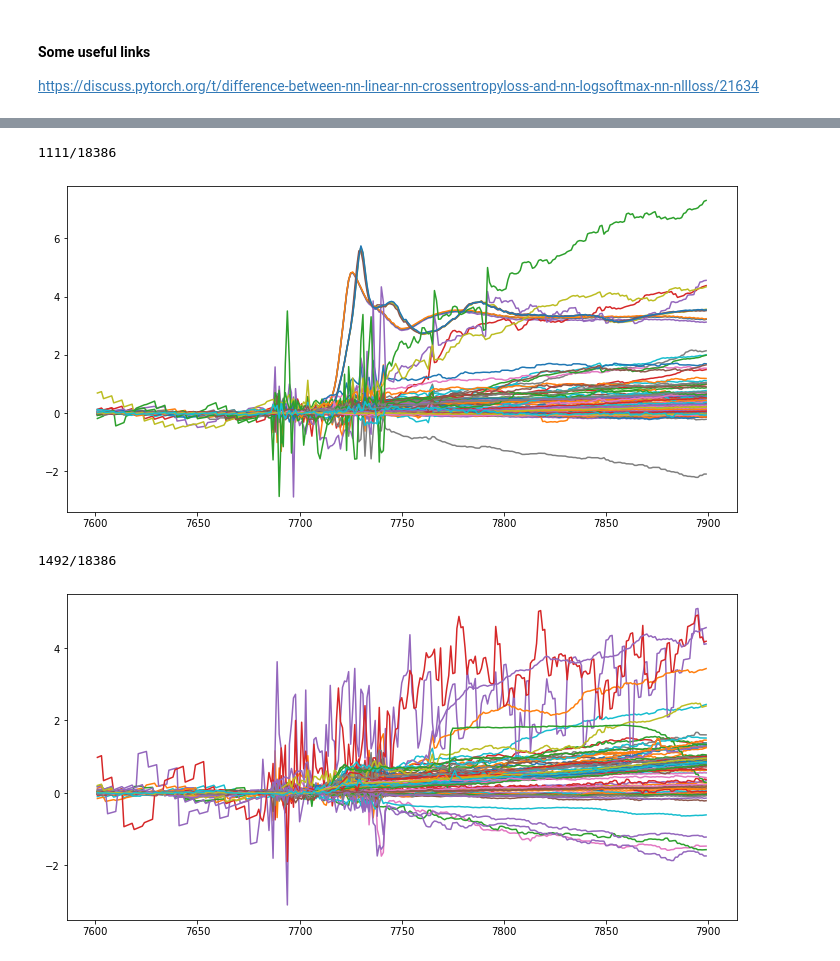
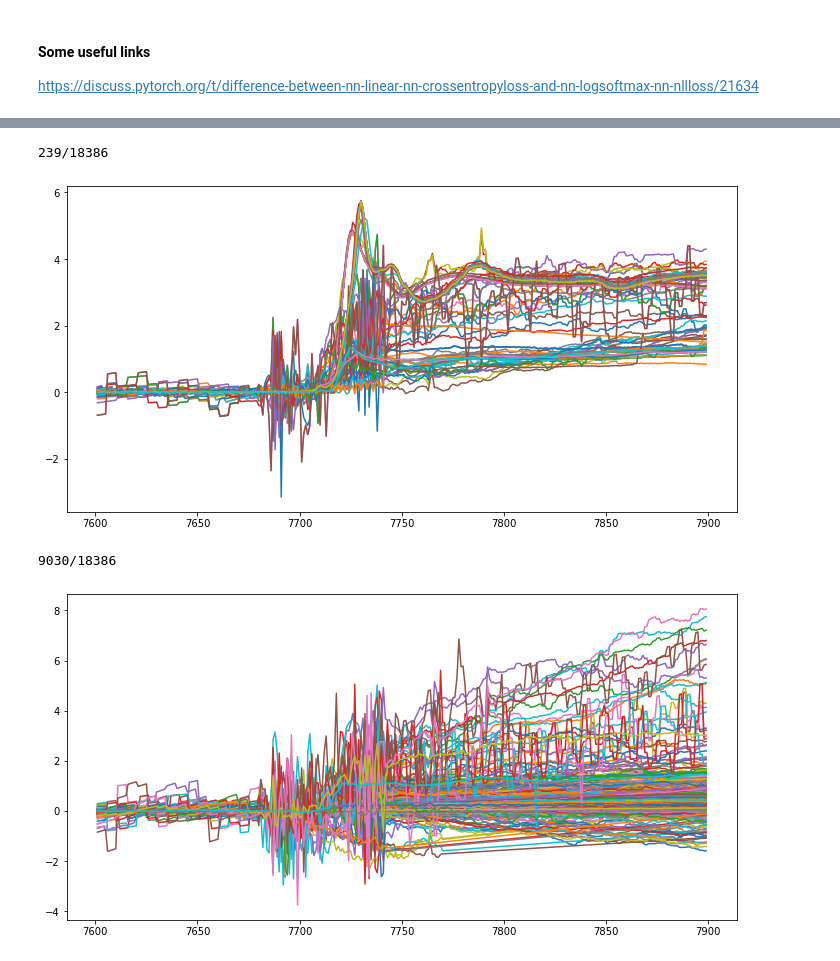
Before and after one commit to zleung9/spec_classification, a Jupyter notebook: notebooks/predict_xas_quality_FCN.ipynb, the cells around one changed output, grey strips where cells are left out. Drawn from its saved outputs; the diff is of its cells as text; code cells hidden in the pictures.

```diff
--- a/notebooks/predict_xas_quality_FCN.ipynb
+++ b/notebooks/predict_xas_quality_FCN.ipynb
@@ -300,9 +199,9 @@ for i,d in enumerate(data_to_pred[plot_select].detach().cpu().numpy()[random_sel
 # %%
-plot_select = ((score > 0.6) & (score < 0.8)).reshape(-1)
+plot_select = ((y_score1 > 0.8) & (y_score1 <= 0.9)).reshape(-1)
 print("{}/{}".format(plot_select.sum(),plot_select.shape[0]))
 
 random_select = list(np.random.randint(plot_select.sum(),size=100))
 fig, ax = plt.subplots(figsize=(12,6))
-for i,d in enumerate(data_to_pred[plot_select].detach().cpu().numpy()[random_select]):
+for i,d in enumerate(x_unlabel[plot_select][random_select]):
     ax.plot(spec.feature, d)
 # %% [output]
@@ -311,9 +210,9 @@ for i,d in enumerate(data_to_pred[plot_select].detach().cpu().numpy()[random_sel
 # %%
-plot_select = ((score > 0.8) & (score < 0.9)).reshape(-1)
+plot_select = ((y_score1 > 0.9) & (y_score1 <= 1.0)).reshape(-1)
 print("{}/{}".format(plot_select.sum(),plot_select.shape[0]))
 
-random_select = list(np.random.randint(plot_select.sum(),size=100))
+random_select = list(np.random.randint(plot_select.sum(),size=200))
 fig, ax = plt.subplots(figsize=(12,6))
-for i,d in enumerate(data_to_pred[plot_select].detach().cpu().numpy()[random_select]):
+for i,d in enumerate(x_unlabel[plot_select][random_select]):
     ax.plot(spec.feature, d)
 # %% [output]
@@ -333,9 +232,9 @@ for i,d in enumerate(data_to_pred[plot_select].detach().cpu().numpy()[random_sel
 # %%
-plot_select = ((score > 0.15) & (score <= 0.3)).reshape(-1)
+plot_select = ((y_score1 > 0.5) & (y_score1 <= 0.8)).reshape(-1)
 print("{}/{}".format(plot_select.sum(),plot_select.shape[0]))
 
 random_select = list(np.random.randint(plot_select.sum(),size=200))
 fig, ax = plt.subplots(figsize=(12,6))
-for i,d in enumerate(data_to_pred[plot_select].detach().cpu().numpy()[random_select]):
+for i,d in enumerate(x_unlabel[plot_select][random_select]):
     ax.plot(spec.feature, d)
 # %% [output]
@@ -343,0 +243,8 @@ for i,d in enumerate(data_to_pred[plot_select].detach().cpu().numpy()[random_sel
+# %%
+plot_select = ((y_score1 > 0.2) & (y_score1 <= 0.5)).reshape(-1)
+print("{}/{}".format(plot_select.sum(),plot_select.shape[0]))
+
+random_select = list(np.random.randint(plot_select.sum(),size=200))
+fig, ax = plt.subplots(figsize=(12,6))
+for i,d in enumerate(x_unlabel[plot_select][random_select]):
+    ax.plot(spec.feature, d)
@@ -344,22 +254,22 @@ for i,d in enumerate(data_to_pred[plot_select].detach().cpu().numpy()[random_sel
 # %%
-plot_select = ((score > 0.3)&(score <= 0.4)).reshape(-1)
+plot_select = ((y_score1 > 0.1) & (y_score1 <= 0.2)).reshape(-1)
 print("{}/{}".format(plot_select.sum(),plot_select.shape[0]))
 
 random_select = list(np.random.randint(plot_select.sum(),size=100))
 fig, ax = plt.subplots(figsize=(12,6))
-for i,d in enumerate(data_to_pred[plot_select].detach().cpu().numpy()[random_select]):
+for i,d in enumerate(x_unlabel[plot_select][random_select]):
     ax.plot(spec.feature, d)
 # %% [output]
-1111/18386
+239/18386
-[figure, old version]
+[figure, new version]
 # %%
-plot_select = ((score > 0.2) & (score <= 0.3)).reshape(-1)
+plot_select = ((y_score1 > 0.) & (y_score1 <= .1)).reshape(-1)
 print("{}/{}".format(plot_select.sum(),plot_select.shape[0]))
 
-random_select = list(np.random.randint(plot_select.sum(),size=100))
+random_select = list(np.random.randint(plot_select.sum(),size=200))
 fig, ax = plt.subplots(figsize=(12,6))
-for i,d in enumerate(data_to_pred[plot_select].detach().cpu().numpy()[random_select]):
+for i,d in enumerate(x_unlabel[plot_select][random_select]):
     ax.plot(spec.feature, d)
 # %% [output]
-1492/18386
+9030/18386
-[figure, old version]
+[figure, new version]
```
Also changed, not shown: parts of 39 cells of this notebook, 4 other files.
